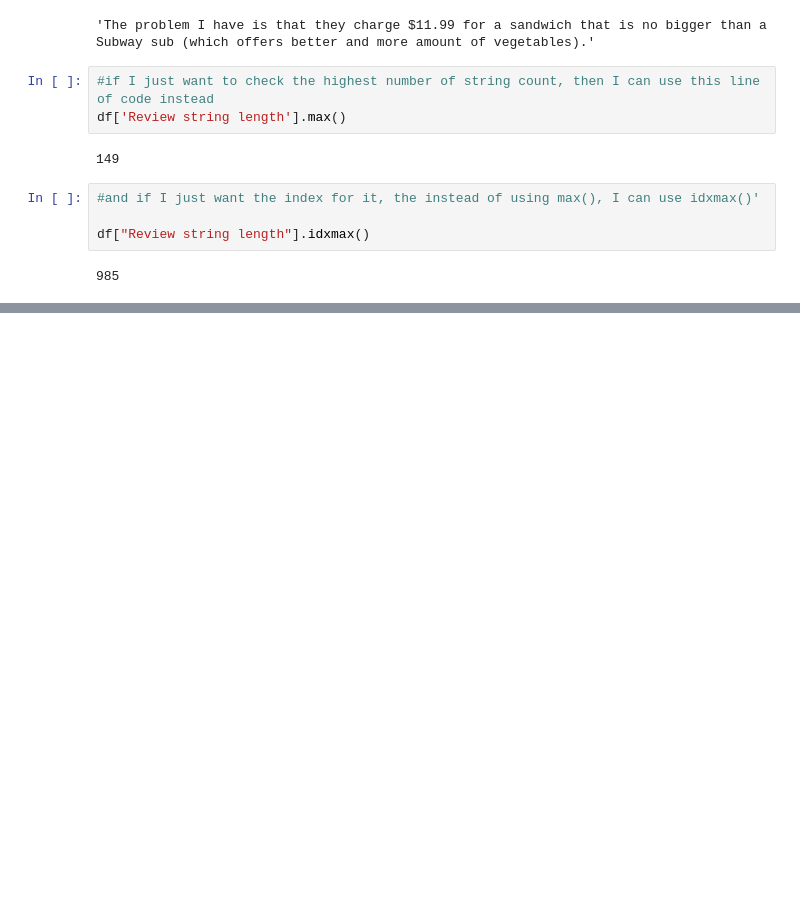
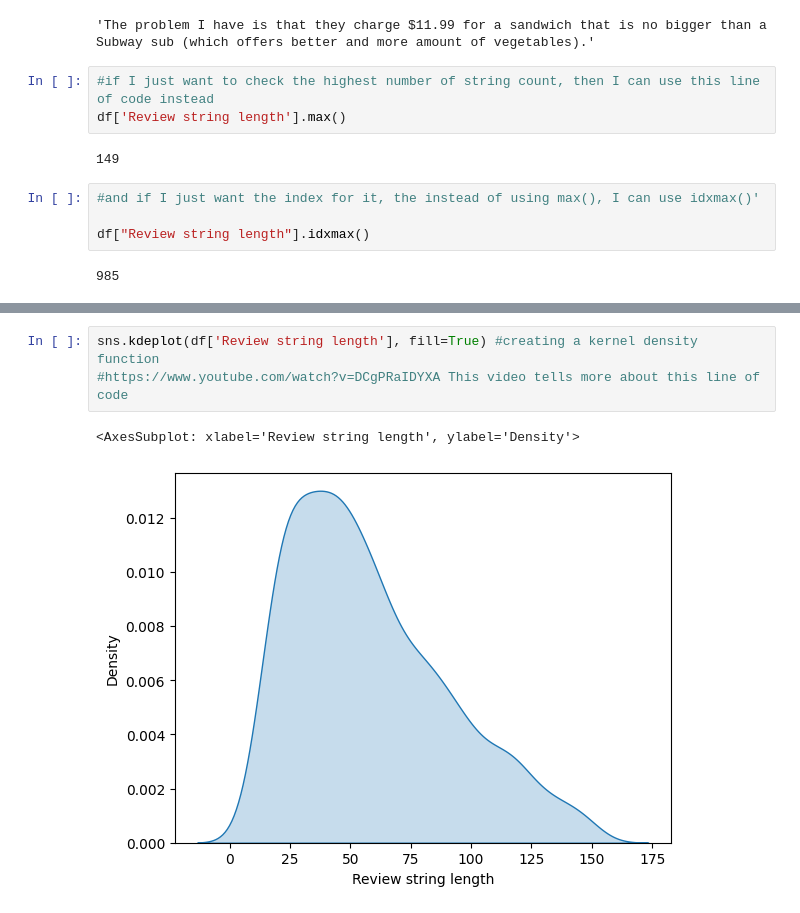
Before and after one commit to aryyyn/ReviewAnalysis, a Jupyter notebook: main.ipynb, the cells around one changed output, grey strips where cells are left out. Drawn from its saved outputs; the diff is of its cells as text; blank space fills up the shorter version.

```diff
--- a/main.ipynb
+++ b/main.ipynb
@@ -92,0 +101,6 @@ df["Review string length"].idxmax()
+# %%
+sns.kdeplot(df['Review string length'], fill=True) #creating a kernel density function
+#https://www.youtube.com/watch?v=DCgPRaIDYXA This video tells more about this line of code
+# %% [output]
+<AxesSubplot: xlabel='Review string length', ylabel='Density'>
+[figure, added]
```
Also changed, not shown: parts of 13 cells of this notebook, 2 other files.
